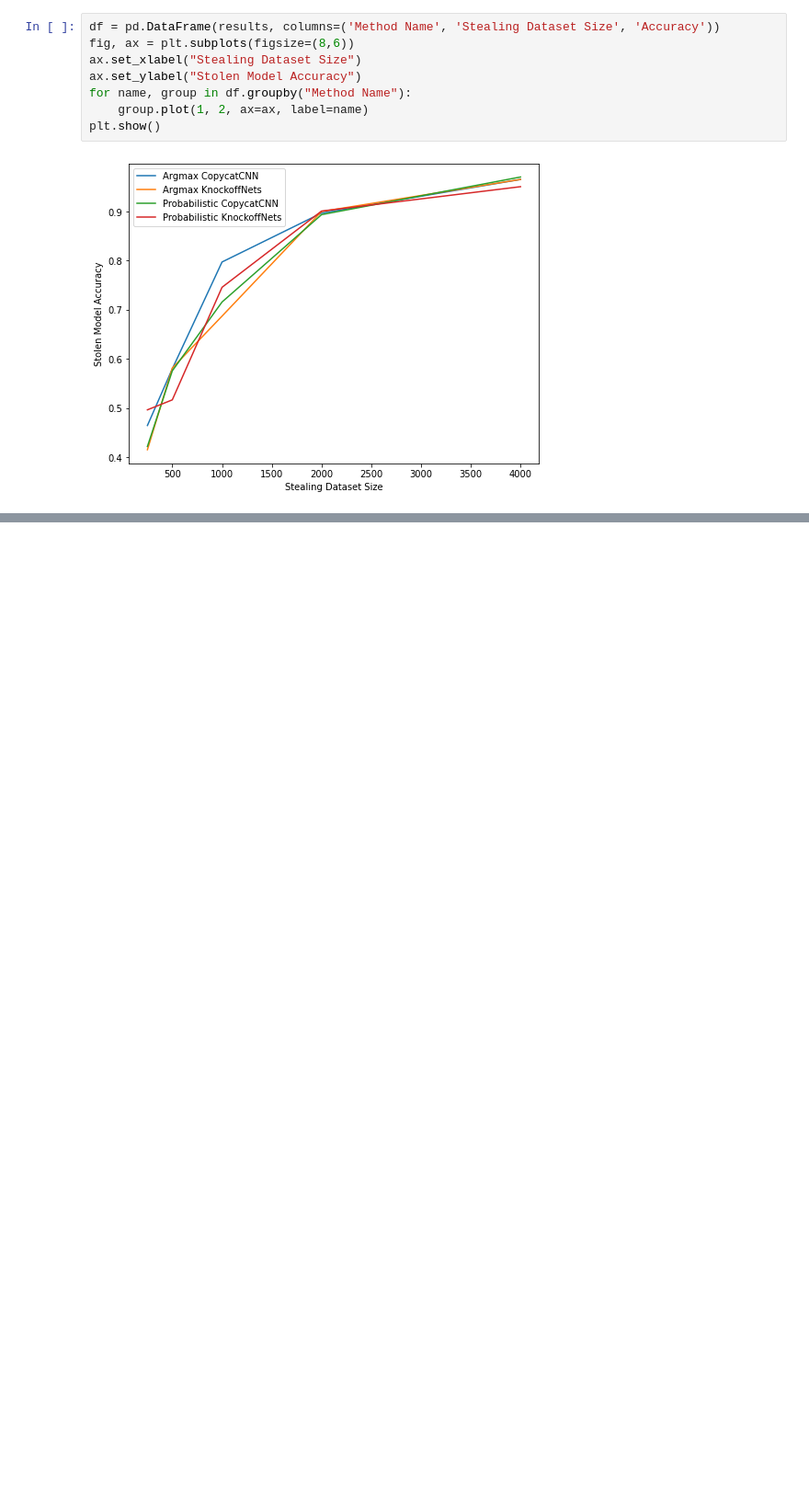
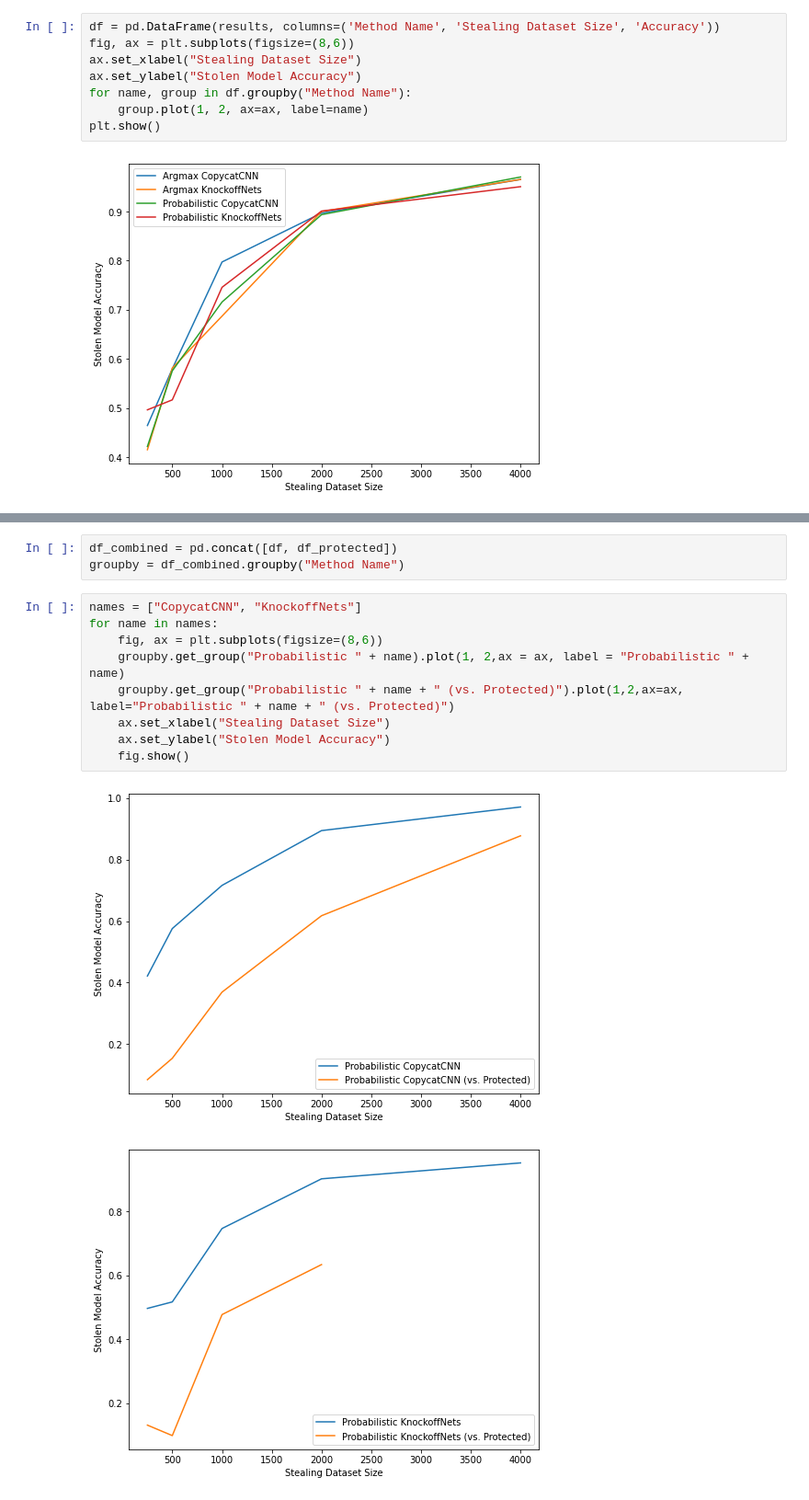
Before and after one commit to CamilaGO/Proyecto3---Security-DS, a Jupyter notebook: Parte1.ipynb, the cells around one changed output, grey strips where cells are left out. Shown at 92% size. Saved outputs shown, nothing was run; the diff lists cells and outputs as text; blank space fills up the shorter version.

```diff
--- a/Parte1.ipynb
+++ b/Parte1.ipynb
@@ -237,0 +348,15 @@ plt.show()
+# %%
+df_combined = pd.concat([df, df_protected])
+groupby = df_combined.groupby("Method Name")
+# %%
+names = ["CopycatCNN", "KnockoffNets"]
+for name in names:
+    fig, ax = plt.subplots(figsize=(8,6))
+    groupby.get_group("Probabilistic " + name).plot(1, 2,ax = ax, label = "Probabilistic " + name)
+    groupby.get_group("Probabilistic " + name + " (vs. Protected)").plot(1,2,ax=ax, label="Probabilistic " + name + " (vs. Protected)")
+    ax.set_xlabel("Stealing Dataset Size")
+    ax.set_ylabel("Stolen Model Accuracy")
+    fig.show()
+# %% [output]
+[figure, added]
+[figure, added]
```
Also changed, not shown: parts of 6 cells of this notebook.
